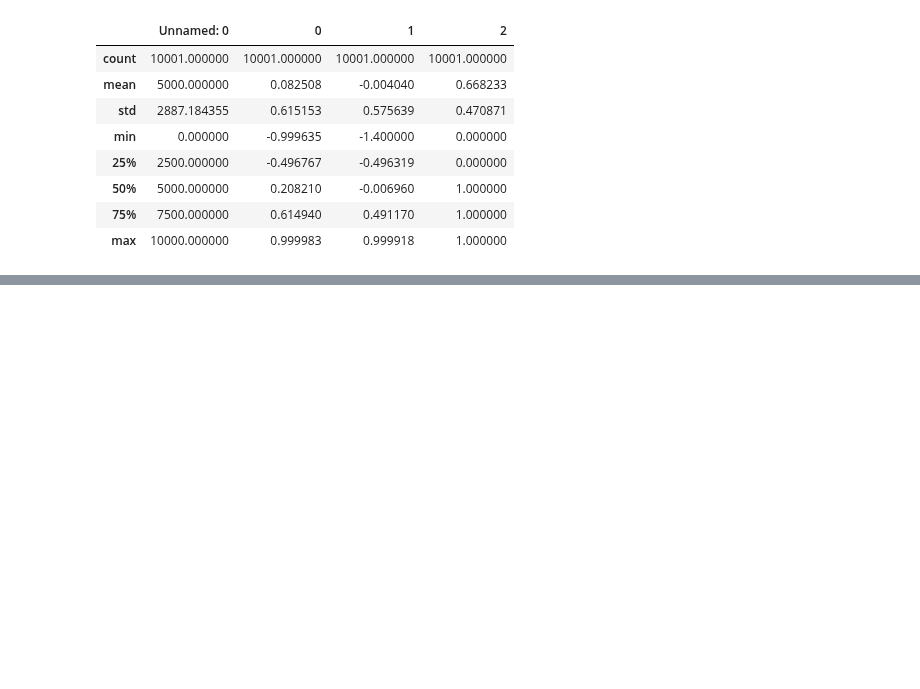
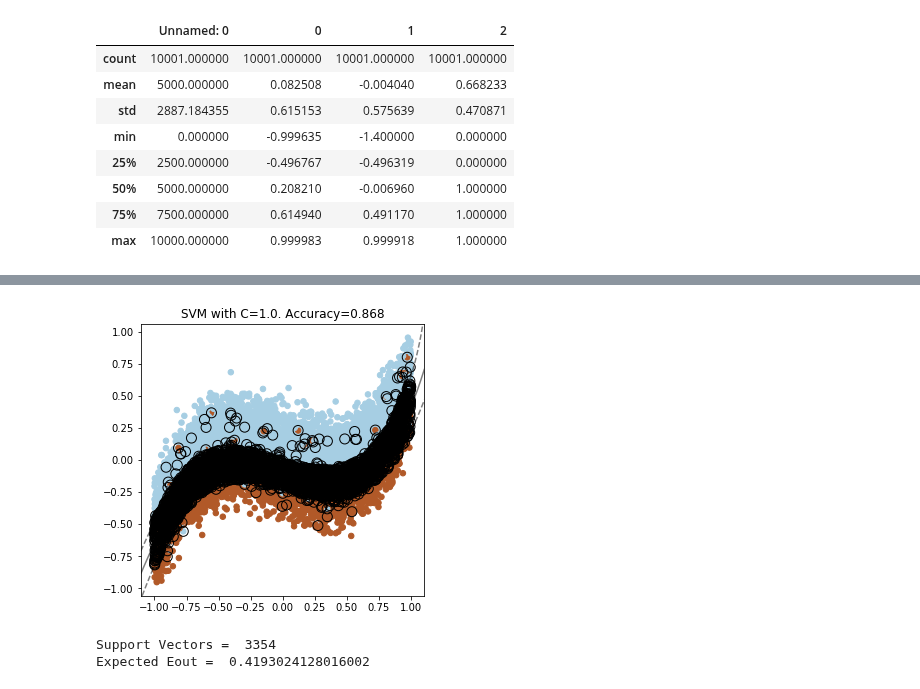
Before and after one commit to vipulpopat/MSCAI_Sem1_Etivity5, a Jupyter notebook: 18200036_Etivity5_CE6002.ipynb, the cells around one changed output, grey strips where cells are left out. Cells and saved outputs as stored; diff of their text form; code cells hidden in the pictures; blank space fills up the shorter version.

```diff
--- a/18200036_Etivity5_CE6002.ipynb
+++ b/18200036_Etivity5_CE6002.ipynb
@@ -95,0 +222,25 @@ ax.scatter(clf.support_vectors_[:, 0], clf.support_vectors_[:, 1], s=100,
+# %%
+# prepare independent stratified data sets for training and test of the final model
+X_train2, X_test2, y_train2, y_test2 = train_test_split(
+    X2, y2, test_size=0.20, shuffle=True, stratify=y2, random_state=39)
+
+X_train3, X_test3, y_train3, y_test3 = train_test_split(
+    X3, y3, test_size=0.20, shuffle=True, stratify=y3, random_state=39)
+# %%
+c=1.0
+gamma=0.45
+clf = svm.SVC(kernel='rbf', C=c, gamma=gamma) #set probability=True for true randomness
+clf.fit(X_train2, y_train2)
+accuracy = clf.score(X_test2, y_test2)
+plot_svm_margin(X_train2, y_train2, clf, c, accuracy)
+plt.show()
+
+sv_count = clf.support_.shape[0]
+eout = np.sum(clf.n_support_) / (X_train.shape[0] - 1)
+
+print('Support Vectors = ', sv_count)
+print('Expected Eout = ', eout)
+# %% [output]
+[figure, added]
+Support Vectors =  3354
+Expected Eout =  0.4193024128016002
```
Also changed, not shown: parts of 24 cells of this notebook, 1 other file.
